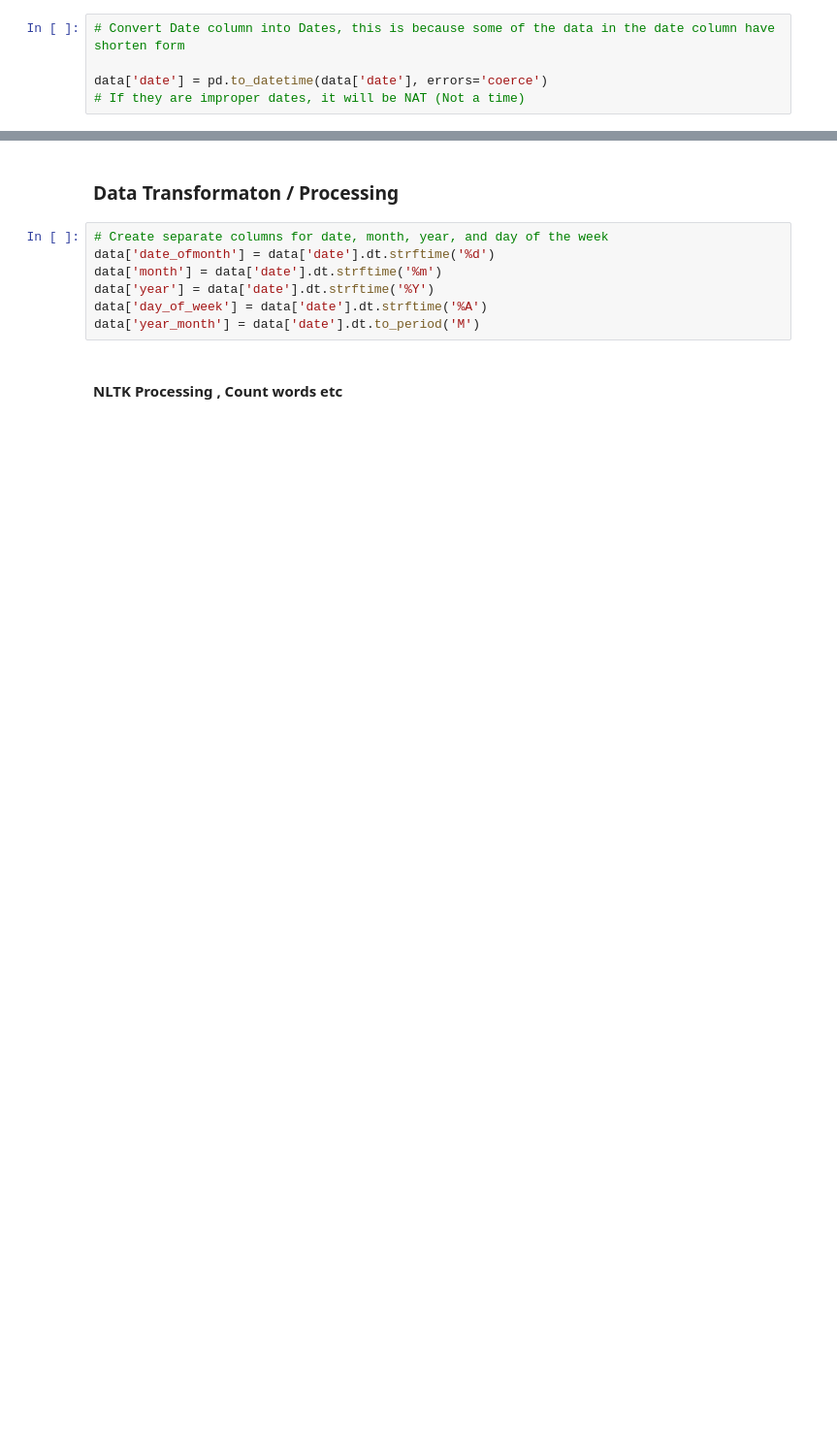
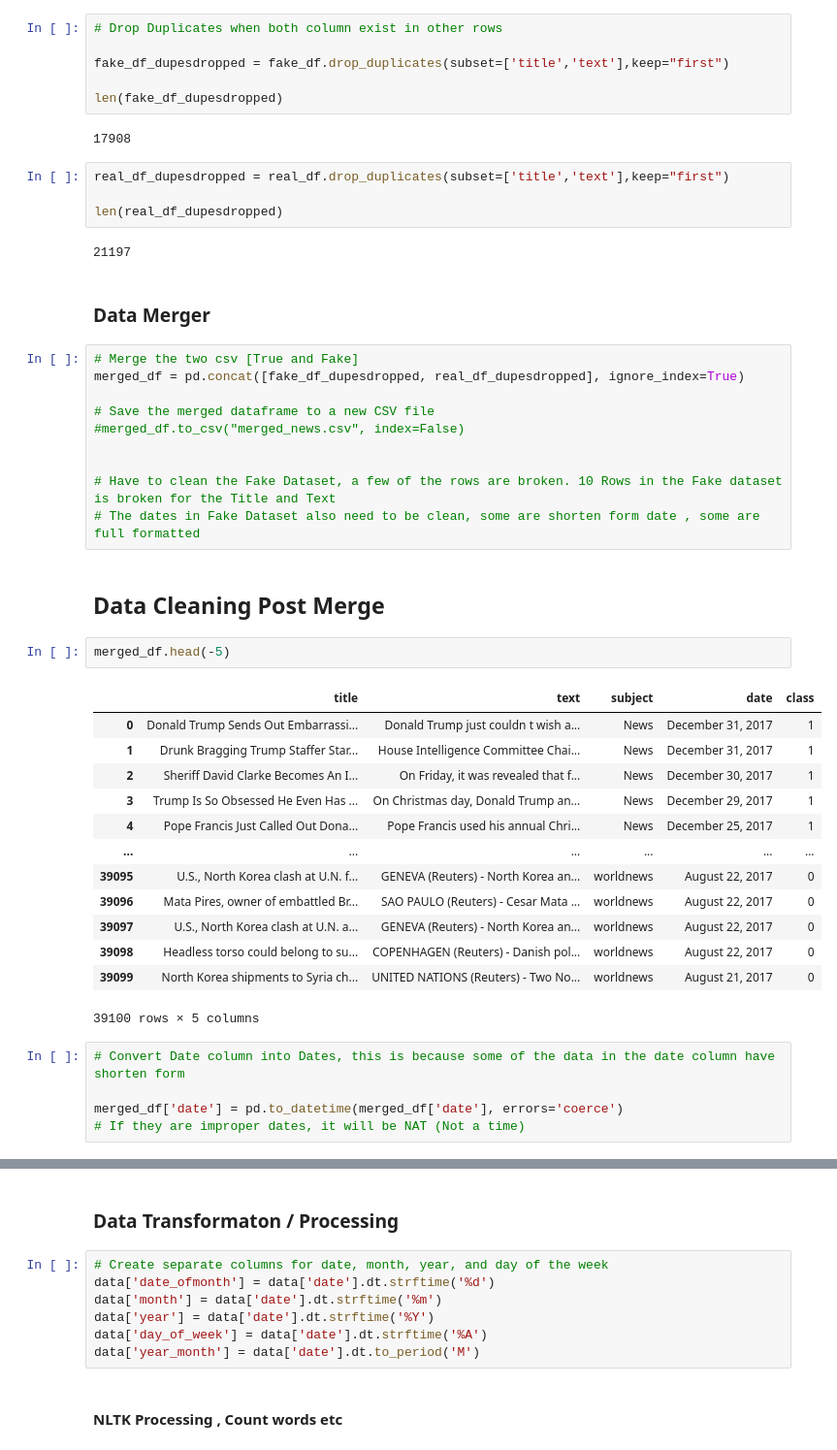
Before and after one commit to brandonyhr98/BT4222-Group-Project, a Jupyter notebook: master_dataset/datacleaning.ipynb, the cells around one changed output, grey strips where cells are left out. Shown at 97% size. Cells and saved outputs as stored; diff of their text form; blank space fills up the shorter version.

```diff
--- a/master_dataset/datacleaning.ipynb
+++ b/master_dataset/datacleaning.ipynb
@@ -32,6 +77,50 @@ data.head()
+# %%
+# Drop Duplicates when both column exist in other rows
+
+fake_df_dupesdropped = fake_df.drop_duplicates(subset=['title','text'],keep="first")
+
+len(fake_df_dupesdropped)
+# %% [output]
+17908
+# %%
+real_df_dupesdropped = real_df.drop_duplicates(subset=['title','text'],keep="first")
+
+len(real_df_dupesdropped)
+# %% [output]
+21197
+# %% [markdown]
+### Data Merger
+# %%
+# Merge the two csv [True and Fake]
+merged_df = pd.concat([fake_df_dupesdropped, real_df_dupesdropped], ignore_index=True)
+
+# Save the merged dataframe to a new CSV file
+#merged_df.to_csv("merged_news.csv", index=False)
+
+
+# Have to clean the Fake Dataset, a few of the rows are broken. 10 Rows in the Fake dataset is broken for the Title and Text
+# The dates in Fake Dataset also need to be clean, some are shorten form date , some are full formatted
+# %% [markdown]
+## Data Cleaning Post Merge
+# %%
+merged_df.head(-5)
+# %% [output]
+|  | title | text | subject | date | class |
+| 0 | Donald Trump Sends Out Embarrassi... | Donald Trump just couldn t wish a... | News | December 31, 2017 | 1 |
+| 1 | Drunk Bragging Trump Staffer Star... | House Intelligence Committee Chai... | News | December 31, 2017 | 1 |
+| 2 | Sheriff David Clarke Becomes An I... | On Friday, it was revealed that f... | News | December 30, 2017 | 1 |
+| 3 | Trump Is So Obsessed He Even Has ... | On Christmas day, Donald Trump an... | News | December 29, 2017 | 1 |
+| 4 | Pope Francis Just Called Out Dona... | Pope Francis used his annual Chri... | News | December 25, 2017 | 1 |
+| ... | ... | ... | ... | ... | ... |
+| 39095 | U.S., North Korea clash at U.N. f... | GENEVA (Reuters) - North Korea an... | worldnews | August 22, 2017 | 0 |
+| 39096 | Mata Pires, owner of embattled Br... | SAO PAULO (Reuters) - Cesar Mata ... | worldnews | August 22, 2017 | 0 |
+| 39097 | U.S., North Korea clash at U.N. a... | GENEVA (Reuters) - North Korea an... | worldnews | August 22, 2017 | 0 |
+| 39098 | Headless torso could belong to su... | COPENHAGEN (Reuters) - Danish pol... | worldnews | August 22, 2017 | 0 |
+| 39099 | North Korea shipments to Syria ch... | UNITED NATIONS (Reuters) - Two No... | worldnews | August 21, 2017 | 0 |
+39100 rows × 5 columns
 # %%
 # Convert Date column into Dates, this is because some of the data in the date column have shorten form
 
-data['date'] = pd.to_datetime(data['date'], errors='coerce')
+merged_df['date'] = pd.to_datetime(merged_df['date'], errors='coerce')
 # If they are improper dates, it will be NAT (Not a time)
 # %%
```
Also changed, not shown: parts of 11 cells of this notebook, 2 other files.
